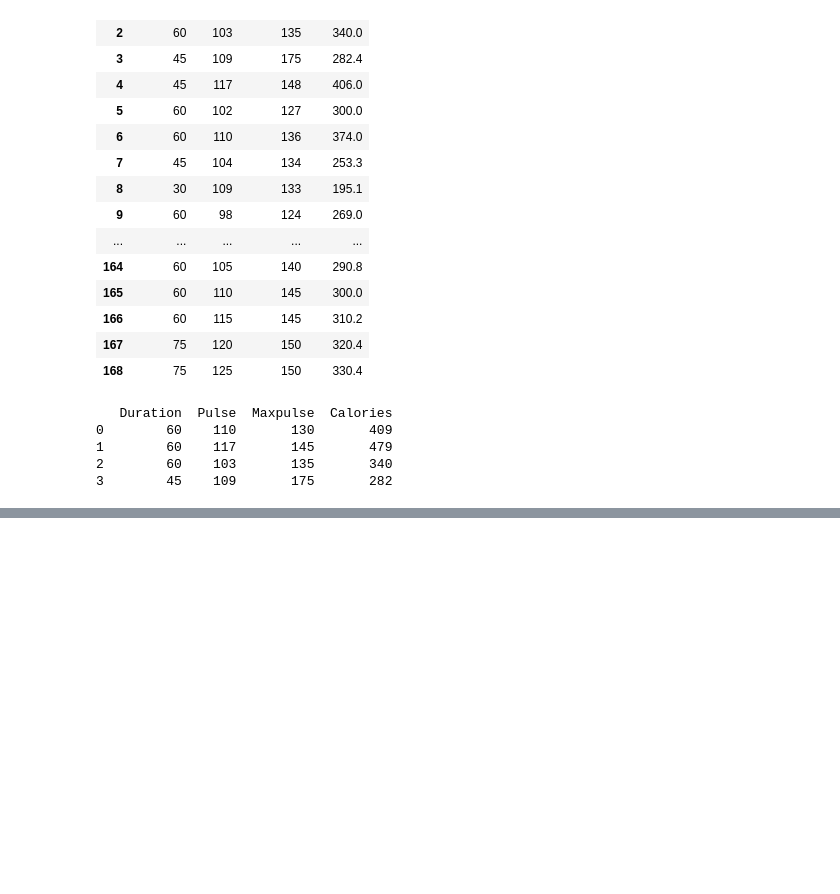
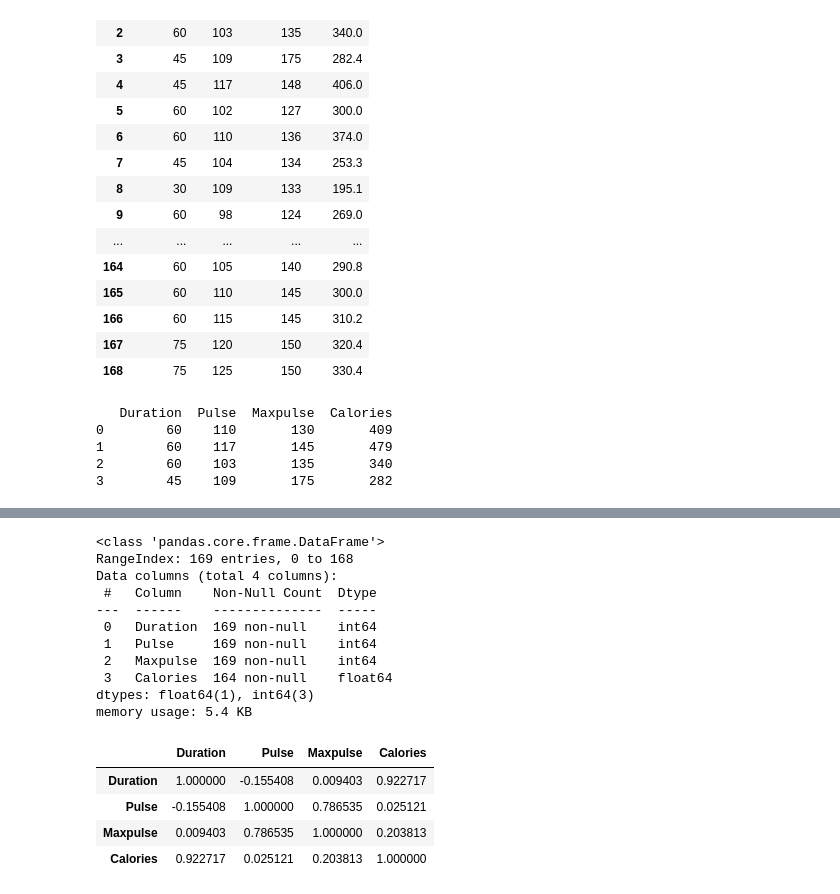
Before and after one commit to va11h411a/Jobsheet-AI-course, a Jupyter notebook: Jobsheet 4 Pandas librarry.ipynb, the cells around one changed output, grey strips where cells are left out. Saved outputs shown, nothing was run; the diff lists cells and outputs as text; code cells hidden in the pictures; blank space fills up the shorter version.

```diff
--- a/Jobsheet 4 Pandas librarry.ipynb
+++ b/Jobsheet 4 Pandas librarry.ipynb
@@ -136,0 +243,11 @@ print(df)
+# %%
+#melihat DataFrame
+import pandas as pd
+
+df = pd.read_csv('/content/data.csv')
+df
+df.head()
+df.tail()
+df.head(10)
+df.shape
+df.dtypes
@@ -136,0 +261,24 @@ print(df)
+# %%
+#Membaca informasi pada DataFrame
+
+df.info()
+df.describe()
+df['Calories'].mean(), df['Calories'].median(), df['Calories'].std(), df['Calories'].mode()[0]
+df.corr()
+# %% [output]
+<class 'pandas.core.frame.DataFrame'>
+RangeIndex: 169 entries, 0 to 168
+Data columns (total 4 columns):
+ #   Column    Non-Null Count  Dtype
+---  ------    --------------  -----
+ 0   Duration  169 non-null    int64
+ 1   Pulse     169 non-null    int64
+ 2   Maxpulse  169 non-null    int64
+ 3   Calories  164 non-null    float64
+dtypes: float64(1), int64(3)
+memory usage: 5.4 KB
+|  | Duration | Pulse | Maxpulse | Calories |
+| Duration | 1.000000 | -0.155408 | 0.009403 | 0.922717 |
+| Pulse | -0.155408 | 1.000000 | 0.786535 | 0.025121 |
+| Maxpulse | 0.009403 | 0.786535 | 1.000000 | 0.203813 |
+| Calories | 0.922717 | 0.025121 | 0.203813 | 1.000000 |
```
Also changed, not shown: parts of 9 cells of this notebook.
